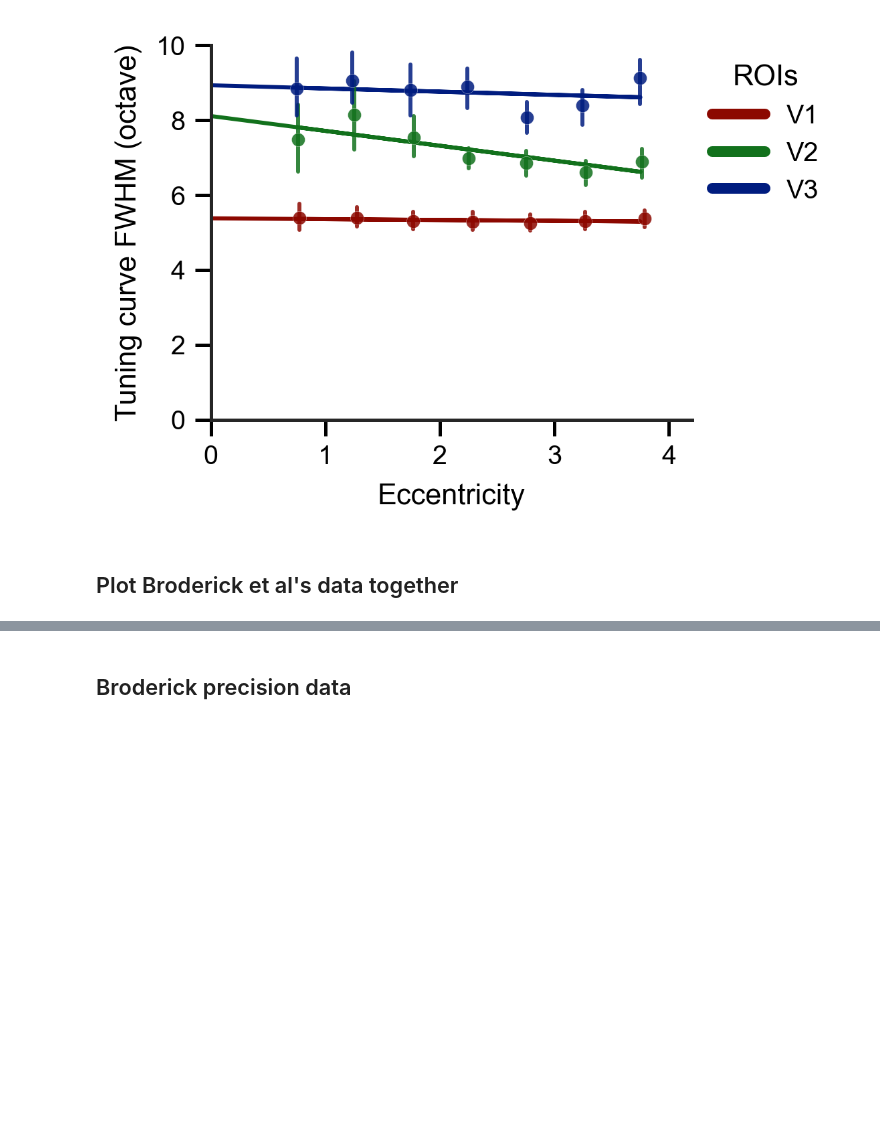
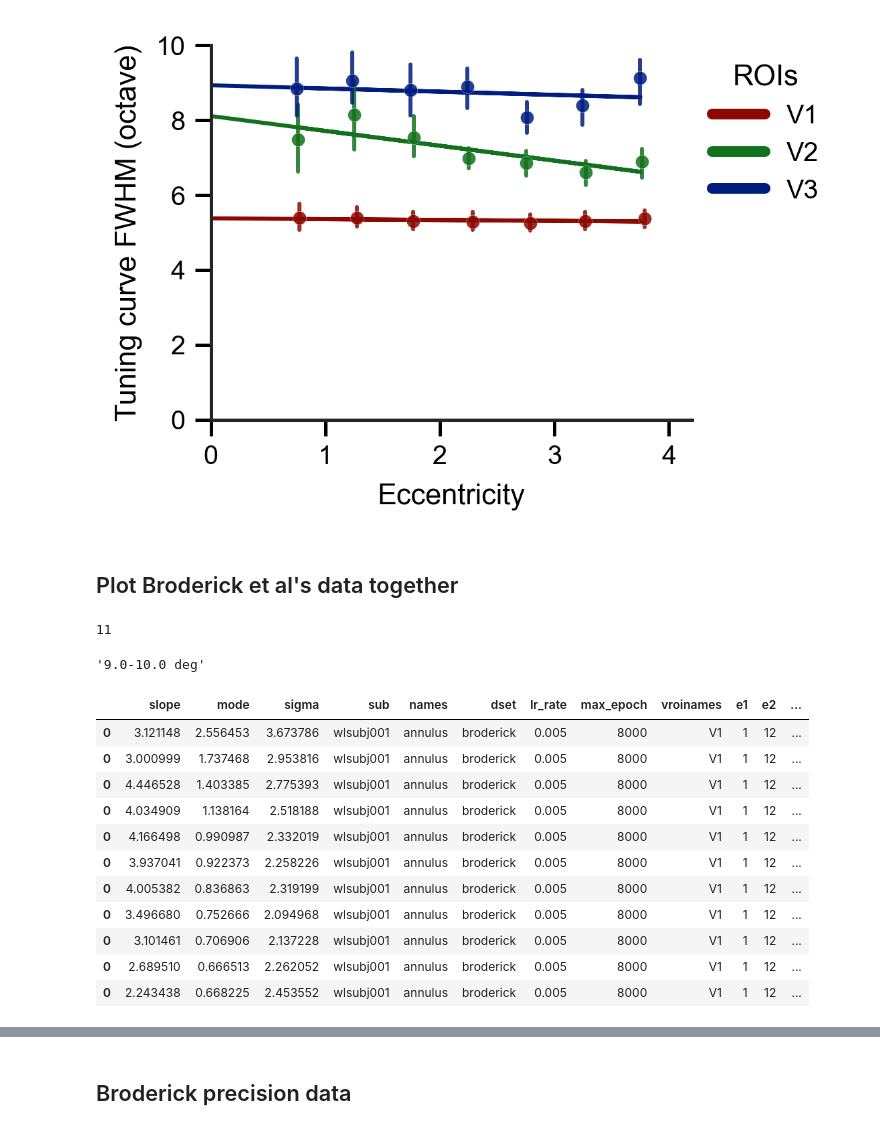
Before and after one commit to JiyeongHa/Spatial-Frequency-Preference_NSDsyn, a Jupyter notebook: notebooks/2.3-plot-tuning-curve-results.ipynb, the cells around one changed output, grey strips where cells are left out. Cells and saved outputs as stored; diff of their text form; code cells hidden in the pictures; blank space fills up the shorter version.

```diff
--- a/notebooks/2.3-plot-tuning-curve-results.ipynb
+++ b/notebooks/2.3-plot-tuning-curve-results.ipynb
@@ -178,11 +175,33 @@ subj_df = subj_df.groupby(['sub','ecc_bin','vroinames','freq_lvl']).mean().reset
 args = ['sub', 'class','dset', 'lr', 'eph', 'roi', 'e1', 'e2', 'nbin', 'curbin']
 
 pt_file_list = []
-for subj, roi, curbin, stim_class in itertools.product(broderick_subj_list, ['V1'], enum_range, ['avg']):
+for subj, roi, curbin, stim_class in itertools.product(broderick_subj_list, ['V1'], enum_range, stim_classes+['avg']):
     stim_class = stim_class.replace(' ', '-')
     file_name = f'tfunc-{tfunc}_model-params_class-{stim_class}_lr-{lr}_eph-{max_epoch}_e1-{e1}_e2-{e2}_nbin-{enum}_curbin-{curbin}_dset-{dset}_sub-{subj}_roi-{roi}_vs-{voxels}.pt'
     pt_file_list.append(os.path.join(output_dir, 'sfp_model', 'results_1D', dset, file_name))
 
 tuning_df = tuning.load_all_models(pt_file_list, *args)
+# %% [output]
+11
+# %%
+bin_list, bin_labels = tuning.get_bin_labels(e1, e2, enum=enum)
+bin_labels[8]
+# %% [output]
+'9.0-10.0 deg'
+# %%
+tmp_tuning_df
+# %% [output]
+|  | slope | mode | sigma | sub | names | dset | lr_rate | max_epoch | vroinames | e1 | e2 | ... |
+| 0 | 3.121148 | 2.556453 | 3.673786 | wlsubj001 | annulus | broderick | 0.005 | 8000 | V1 | 1 | 12 | ... |
+| 0 | 3.000999 | 1.737468 | 2.953816 | wlsubj001 | annulus | broderick | 0.005 | 8000 | V1 | 1 | 12 | ... |
+| 0 | 4.446528 | 1.403385 | 2.775393 | wlsubj001 | annulus | broderick | 0.005 | 8000 | V1 | 1 | 12 | ... |
+| 0 | 4.034909 | 1.138164 | 2.518188 | wlsubj001 | annulus | broderick | 0.005 | 8000 | V1 | 1 | 12 | ... |
+| 0 | 4.166498 | 0.990987 | 2.332019 | wlsubj001 | annulus | broderick | 0.005 | 8000 | V1 | 1 | 12 | ... |
+| 0 | 3.937041 | 0.922373 | 2.258226 | wlsubj001 | annulus | broderick | 0.005 | 8000 | V1 | 1 | 12 | ... |
+| 0 | 4.005382 | 0.836863 | 2.319199 | wlsubj001 | annulus | broderick | 0.005 | 8000 | V1 | 1 | 12 | ... |
+| 0 | 3.496680 | 0.752666 | 2.094968 | wlsubj001 | annulus | broderick | 0.005 | 8000 | V1 | 1 | 12 | ... |
+| 0 | 3.101461 | 0.706906 | 2.137228 | wlsubj001 | annulus | broderick | 0.005 | 8000 | V1 | 1 | 12 | ... |
+| 0 | 2.689510 | 0.666513 | 2.262052 | wlsubj001 | annulus | broderick | 0.005 | 8000 | V1 | 1 | 12 | ... |
+| 0 | 2.243438 | 0.668225 | 2.453552 | wlsubj001 | annulus | broderick | 0.005 | 8000 | V1 | 1 | 12 | ... |
 # %%
 
```
Also changed, not shown: parts of 4 cells of this notebook, 5 other files.
